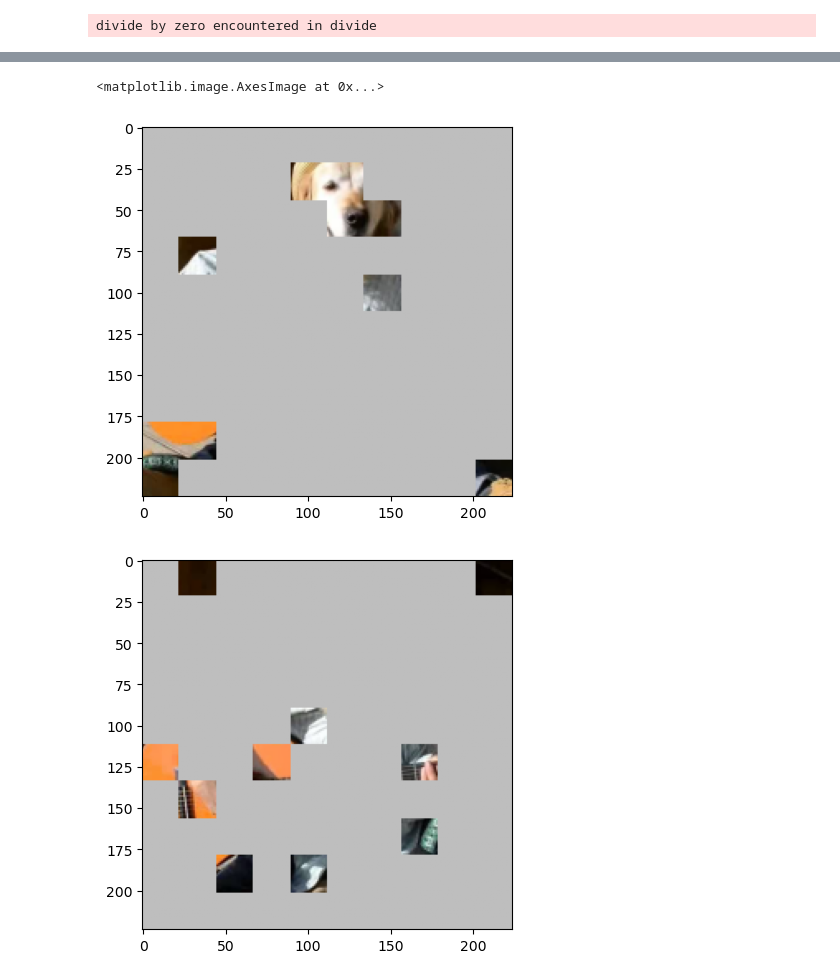
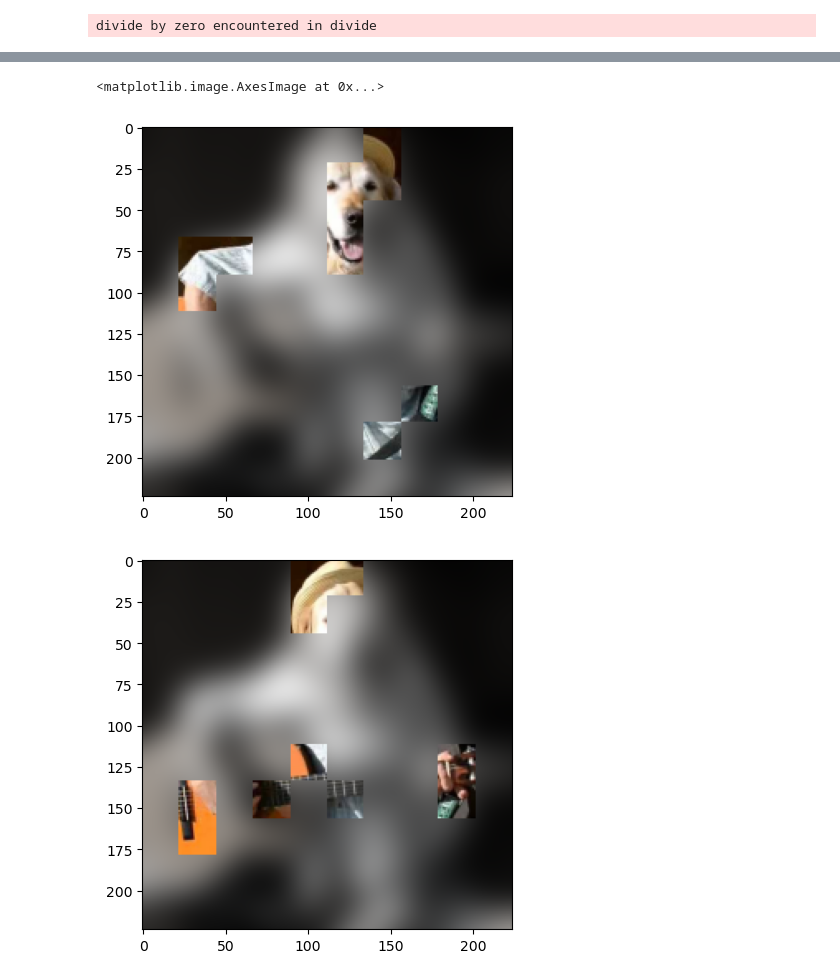
Before and after one commit to guspih/post-hoc-image-perturbation, a Jupyter notebook: torchvision_showcase.ipynb, the cells around one changed output, grey strips where cells are left out. Saved outputs shown, nothing was run; the diff lists cells and outputs as text; code cells hidden in the pictures.

```diff
--- a/torchvision_showcase.ipynb
+++ b/torchvision_showcase.ipynb
@@ -65,7 +67,8 @@ rise_perturbation_masks = perturbation_masks(faded_grid_masks, rise_grid_samples
 # Images are perturbed by replacing masked pixels with a static color, blurring, or replacing with noise
 gray_perturbation = SingleColorPerturber(color=np.array((190,190,190))) #Create a reusable perturber so we can use it later to visualize
 perturbed_shap_imgs, shap_samples = gray_perturbation(img, shap_perturbation_masks, shap_slic_samples)
-perturbed_ciu_imgs, ciu_samples   = TransformPerturber(gaussian, sigma=10)(img, ciu_perturbation_masks, ciu_grid_samples)
+blur_perturbation = TransformPerturber(gaussian, sigma=10) # Reusable perturber for visualization later
+perturbed_ciu_imgs, ciu_samples   = blur_perturbation(img, ciu_perturbation_masks, ciu_grid_samples)
 rand_img = np.random.rand(*img.shape) # Create a random noisy image to replace masked pixels with
 perturbed_rise_imgs, rise_samples = ReplaceImagePerturber(rand_img)(img, rise_perturbation_masks, rise_grid_samples)
 
@@ -185,22 +168,17 @@ plt.imshow(ciu_gui_img[0])
-# %%
-# Attribution by faded grid+random_sampler+noisy perturbation+RISE
-
-# Sort the segment indexes according to RISE attribution
-rise_lab_sorted = lab_rise.argsort()
-rise_gui_sorted = gui_rise.argsort()
-
-# Create images of the 10 segments with highest RISE attribution
-rise_lab_masks = grid_masks[rise_lab_sorted[-10:],:].sum(axis=0).reshape((1,224,224))
-rise_gui_masks = grid_masks[rise_gui_sorted[-10:],:].sum(axis=0).reshape((1,224,224))
-rise_lab_img, _  = gray_perturbation(img, rise_lab_masks, None)
-rise_gui_img, _  = gray_perturbation(img, rise_gui_masks, None)
-
-# Display the 10 segments with highest attribution for labrador and guitar predictions
-plt.figure()
-plt.imshow(rise_lab_img[0])
-plt.figure()
-plt.imshow(rise_gui_img[0])
-# %% [output]
-<matplotlib.image.AxesImage at 0x...>
-[figure, removed]
-[figure, removed]
+# %%
+# Attribution by grid+naive_ciu_sampler+blur perturbation+CIU
+
+# Using TopVisualizer to visualize the top 10% attributed segments and blurring the rest
+top10percent_visualizer = TopVisualizer(p=0.1, perturber=blur_perturbation)
+lab_ciu_visual = top10percent_visualizer(lab_infl, img, grid_masks)
+gui_ciu_visual = top10percent_visualizer(gui_infl, img, grid_masks)
+
+# Display the 10% of segments with highest attribution
+plt.figure()
+plt.imshow(lab_ciu_visual)
+plt.figure()
+plt.imshow(gui_ciu_visual)
+# %% [output]
+<matplotlib.image.AxesImage at 0x...>
+[figure, added]
+[figure, added]
```
Also changed, not shown: parts of 7 cells of this notebook.
